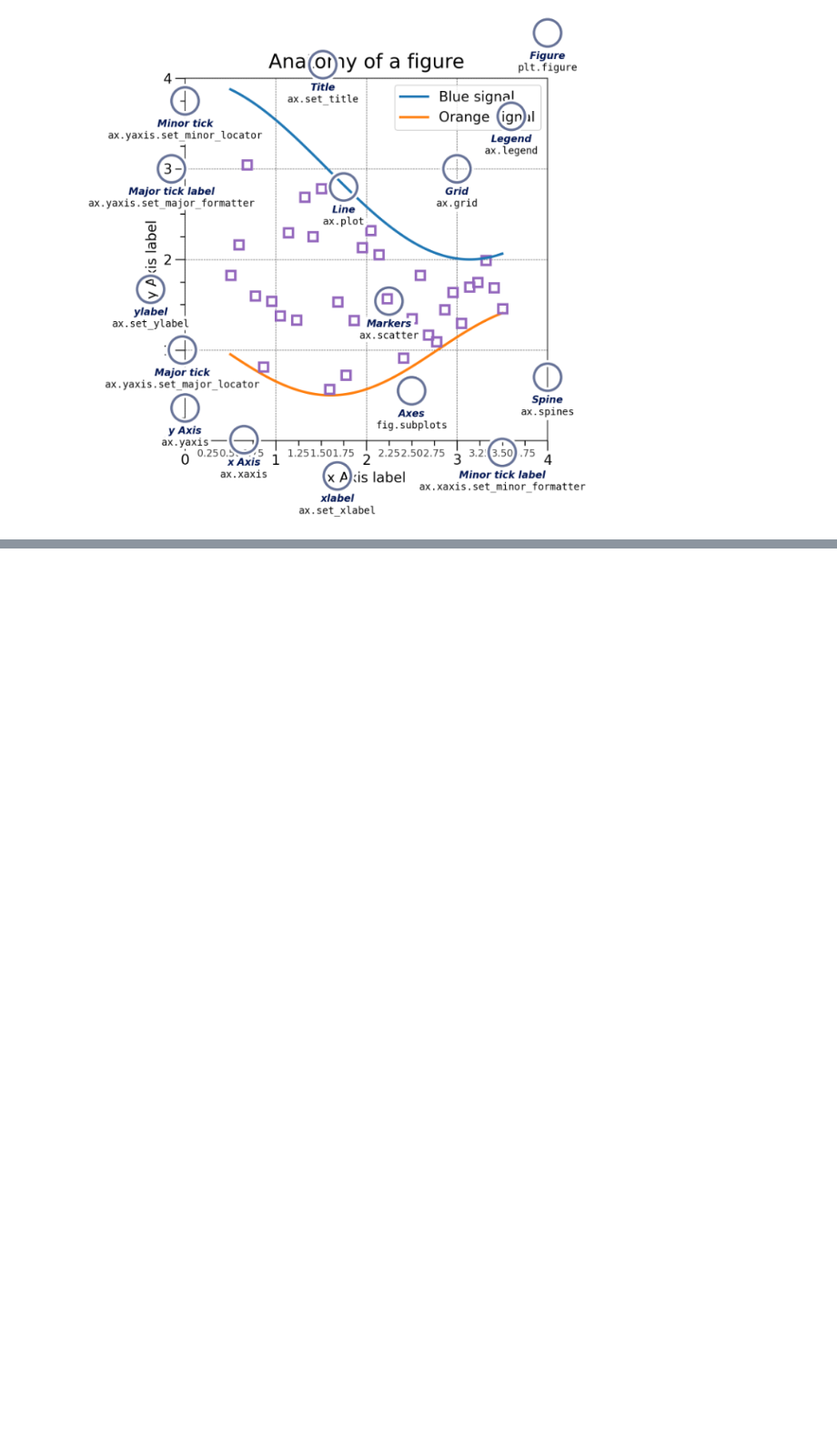
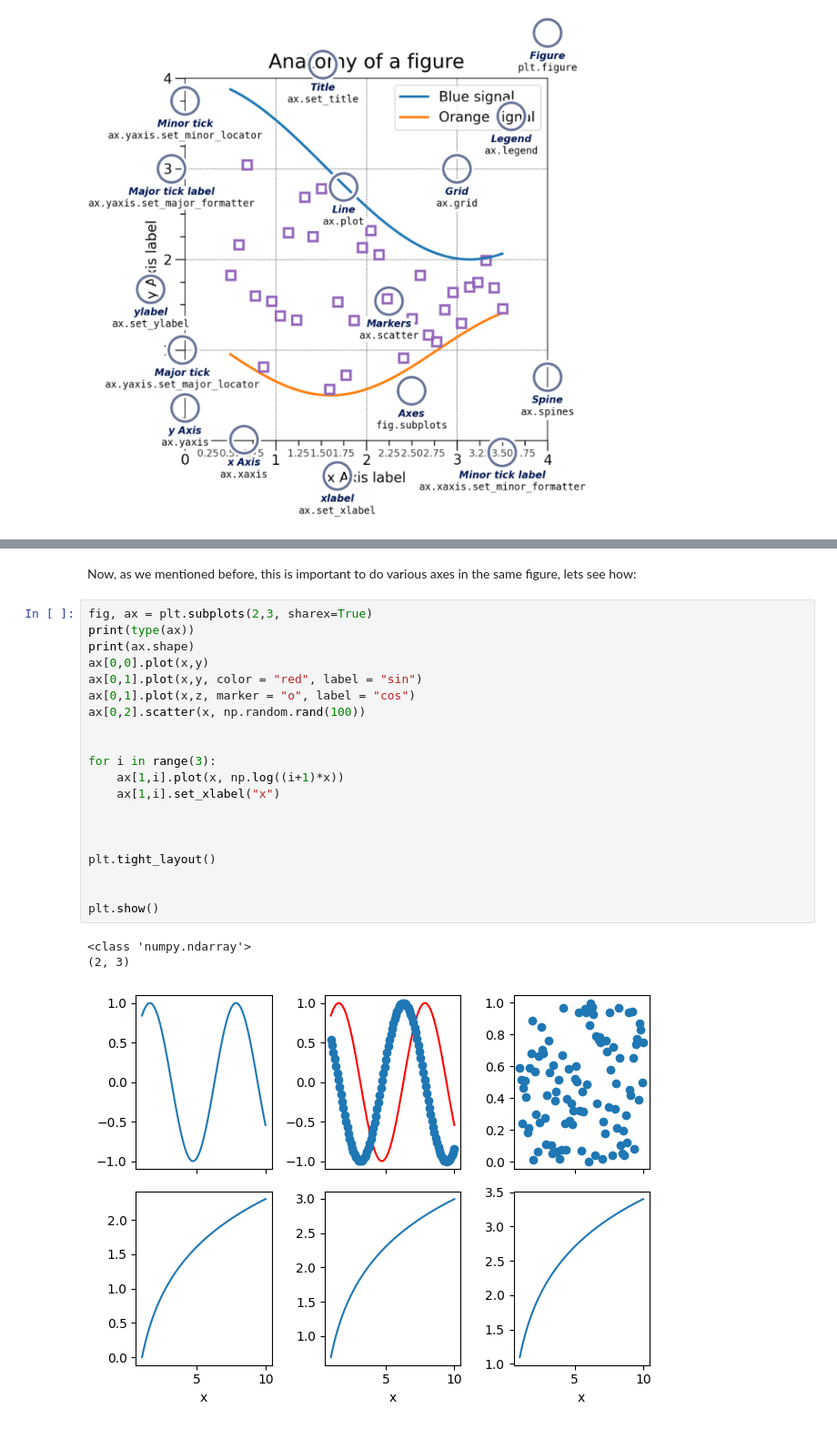
Before and after one commit to ricard1997/matplotlib_essentials, a Jupyter notebook: matplotlib_notebook.ipynb, the cells around one changed output, grey strips where cells are left out. Shown at 91% size. Saved outputs shown, nothing was run; the diff lists cells and outputs as text; blank space fills up the shorter version.

```diff
--- a/Untitled.ipynb
+++ b/matplotlib_notebook.ipynb
@@ -462,0 +482,26 @@ Image("anatomy.png")
+# %% [markdown]
+Now, as we mentioned before, this is important to do various axes in the same figure, lets see how:
+# %%
+fig, ax = plt.subplots(2,3, sharex=True)
+print(type(ax))
+print(ax.shape)
+ax[0,0].plot(x,y)
+ax[0,1].plot(x,y, color = "red", label = "sin")
+ax[0,1].plot(x,z, marker = "o", label = "cos")
+ax[0,2].scatter(x, np.random.rand(100))
+
+
+for i in range(3):
+    ax[1,i].plot(x, np.log((i+1)*x))
+    ax[1,i].set_xlabel("x")
+
+
+
+plt.tight_layout()
+
+
+plt.show()
+# %% [output]
+<class 'numpy.ndarray'>
+(2, 3)
+[figure, added]
```
Also changed, not shown: parts of 3 cells of this notebook.
